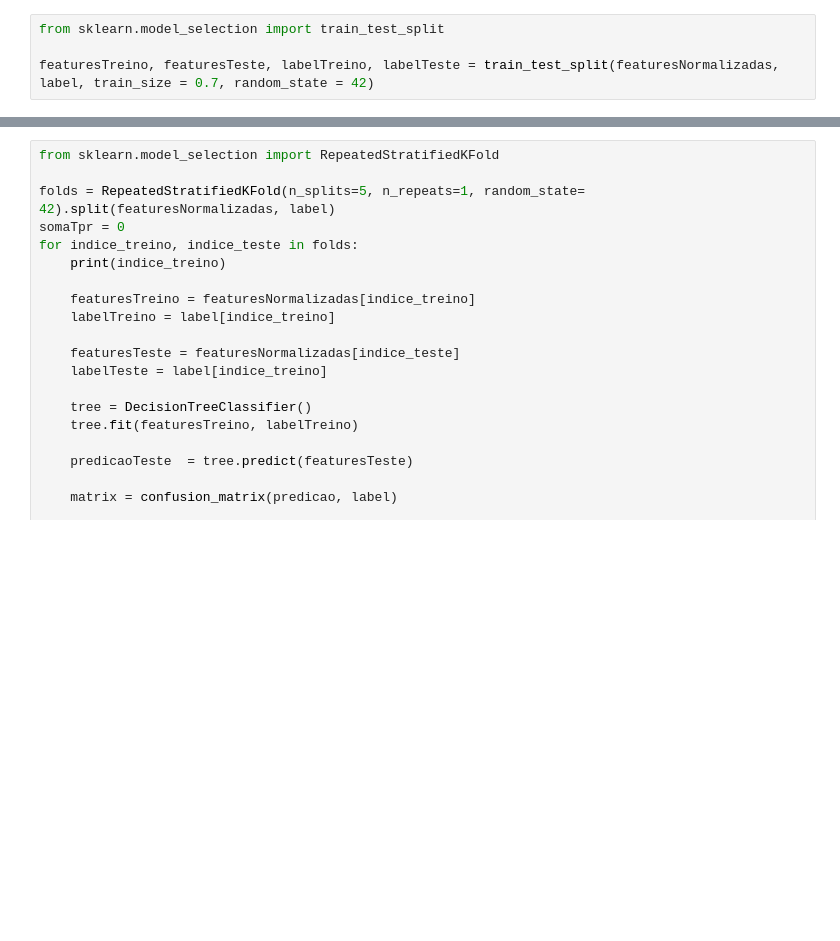
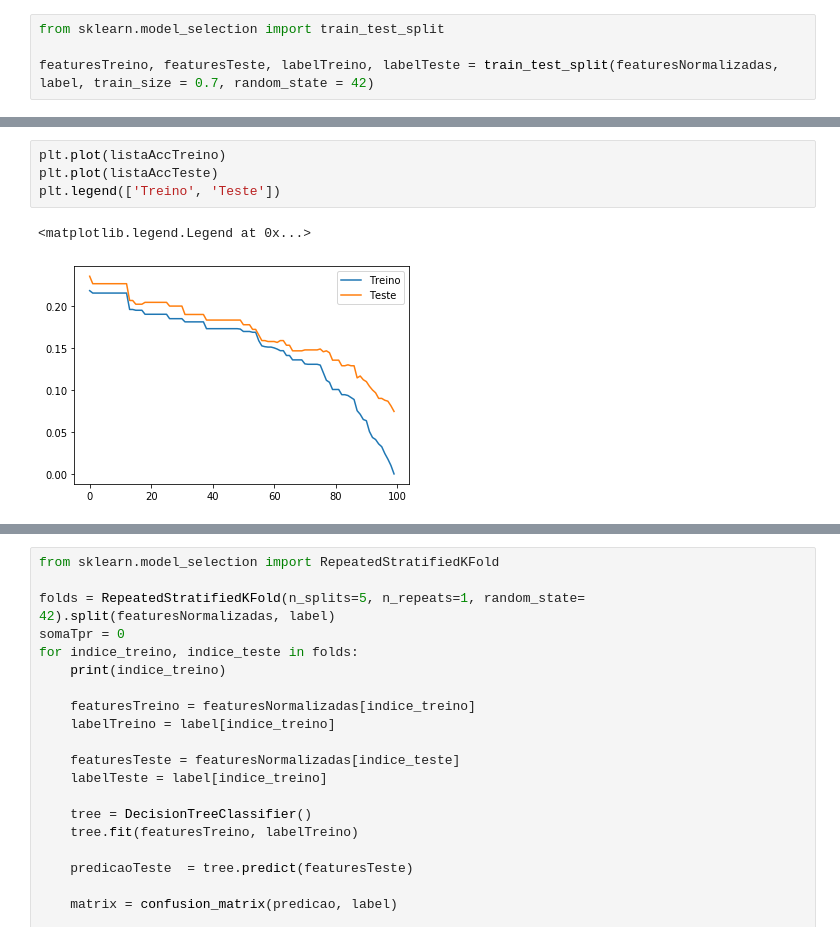
Before and after one commit to AleBark/Data-Mining-Basics, a Jupyter notebook: list_03/ex_03.ipynb, the cells around one changed output, grey strips where cells are left out. Cells and saved outputs as stored; diff of their text form; blank space fills up the shorter version.

```diff
--- a/list_03/ex_03.ipynb
+++ b/list_03/ex_03.ipynb
@@ -212,0 +306,7 @@ for i in range(200,1, -2):
+# %%
+plt.plot(listaAccTreino)
+plt.plot(listaAccTeste)
+plt.legend(['Treino', 'Teste'])
+# %% [output]
+<matplotlib.legend.Legend at 0x...>
+[figure, added]
```
Also changed, not shown: parts of 27 cells of this notebook, 1 other file.
